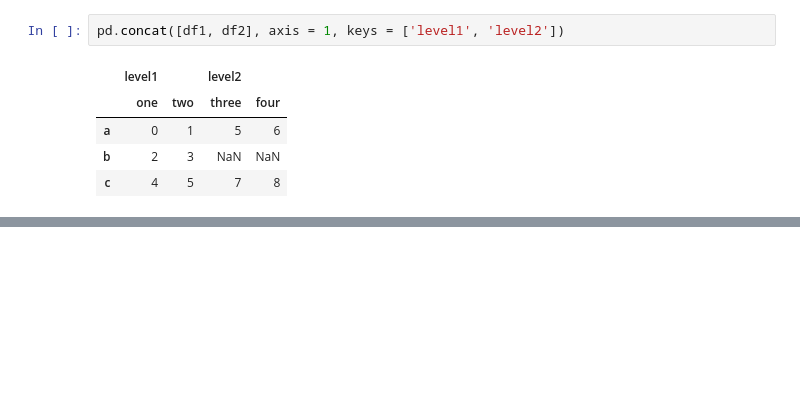
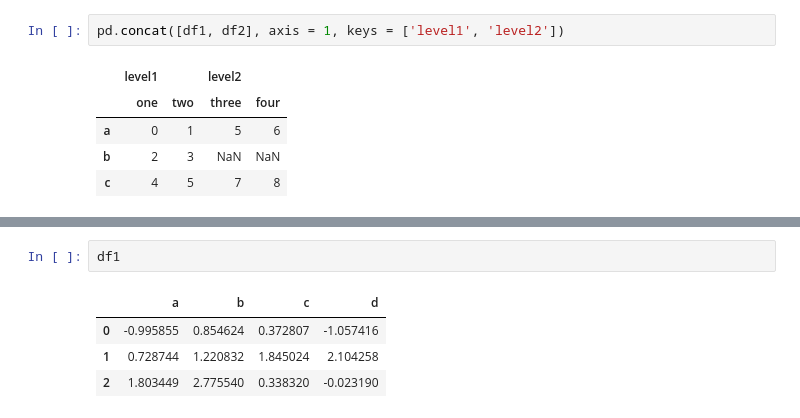
Before and after one commit to t-redactyl/Python-for-data-analysis, a Jupyter notebook: pfda_chapter_7.ipynb, the cells around one changed output, grey strips where cells are left out. Cells and saved outputs as stored; diff of their text form; blank space fills up the shorter version.

```diff
--- a/pfda_chapter_7.ipynb
+++ b/pfda_chapter_7.ipynb
@@ -402,0 +425,7 @@ pd.concat([df1, df2], axis = 1, keys = ['level1', 'level2'])
+# %%
+df1
+# %% [output]
+|  | a | b | c | d |
+| 0 | -0.995855 | 0.854624 | 0.372807 | -1.057416 |
+| 1 | 0.728744 | 1.220832 | 1.845024 | 2.104258 |
+| 2 | 1.803449 | 2.775540 | 0.338320 | -0.023190 |
```
Also changed, not shown: parts of 9 cells of this notebook.
